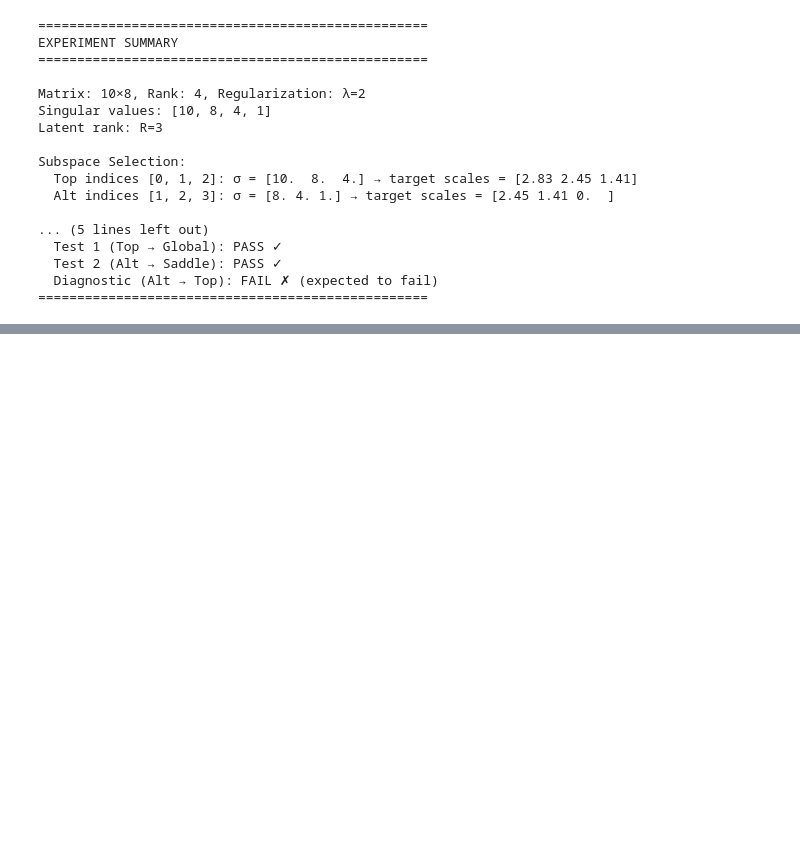
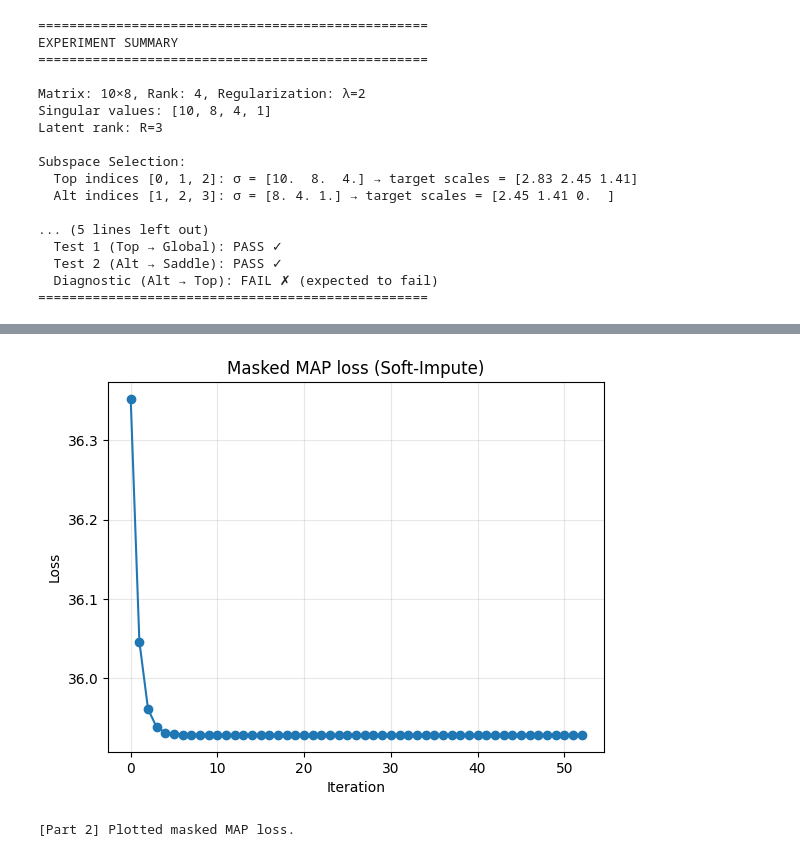
Before and after one commit to lorenzocaputi/probabilistic-matrix-factorization, a Jupyter notebook: experiments/pmf_als_experiment.ipynb, the cells around one changed output, grey strips where cells are left out. Drawn from its saved outputs; the diff is of its cells as text; code cells hidden in the pictures; blank space fills up the shorter version.

Commit message:
added part 2 of the als experiment (first version)

```diff
--- a/experiments/pmf_als_experiment.ipynb
+++ b/experiments/pmf_als_experiment.ipynb
@@ -330,0 +508,24 @@ Subspace Selection:
+# %%
+# --- Cell 4: Create mask and run Soft-Impute (start from full-Y soft-thresholded SVD) ---
+
+pi = 0.20
+seed = 42
+M = make_mask(Y, pi=pi, seed=seed)
+print(f"[Part 2] Mask created with missing probability pi={pi}, observed fraction={M.mean():.2f}.")
+
+res_si = soft_impute(
+    Y=Y, R=R, M=M,
+    lam=lam if lam_defined else None,
+    Lambda=Lambda if Lambda_defined else None,
+    init="from_full_soft_svd",
+    maxit=200, tol=1e-10, seed=seed,
+    track_loss=True, verbose=True
+)
+
+U_tilde, V_tilde = res_si["U"], res_si["V"]
+F_tilde, G_tilde, s_tilde, a_tilde = res_si["F_R"], res_si["G_R"], res_si["s_R"], res_si["a"]
+Y_imp_final = res_si["Y_imp"]
+
+print("[Part 2] Soft-Impute completed.")
+print(f"[Part 2] Final scales a_tilde = {a_tilde}")
+print(f"[Part 2] Shapes: U~ = {U_tilde.shape}, V~ = {V_tilde.shape}, Y_imp = {Y_imp_final.shape}")
@@ -330,0 +550,18 @@ Subspace Selection:
+# %%
+# --- Cell 5: (Optional) Plot masked loss monotone decrease ---
+
+if res_si["loss_hist"]:
+    import matplotlib.pyplot as plt
+    plt.figure()
+    plt.plot(res_si["loss_hist"], marker='o')
+    plt.title("Masked MAP loss (Soft-Impute)")
+    plt.xlabel("Iteration")
+    plt.ylabel("Loss")
+    plt.grid(True, alpha=0.3)
+    plt.show()
+    print("[Part 2] Plotted masked MAP loss.")
+else:
+    print("[Part 2] No loss history was recorded (track_loss=False).")
+# %% [output]
+[figure, added]
+[Part 2] Plotted masked MAP loss.
```
Also changed, not shown: parts of 8 cells of this notebook, 2 other files.
